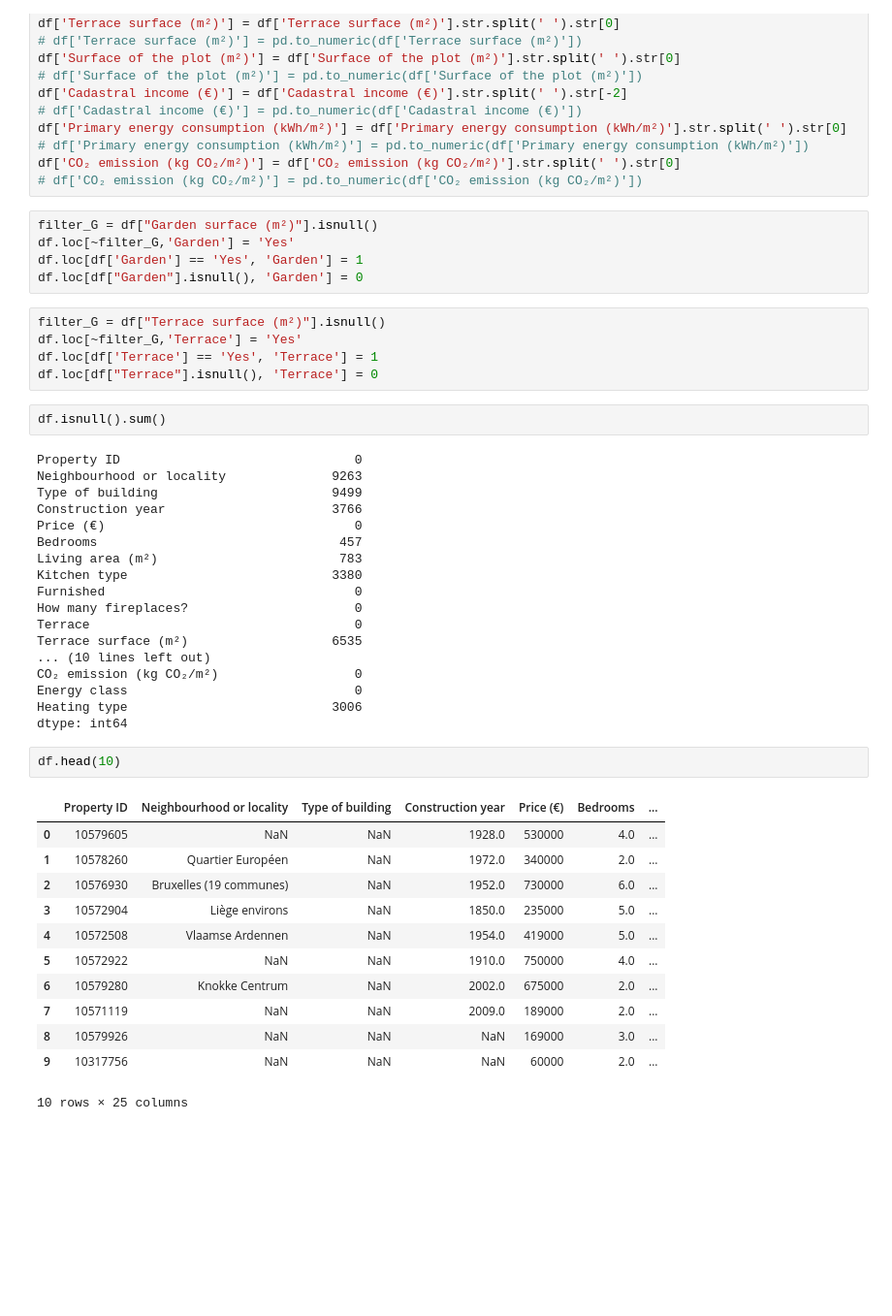
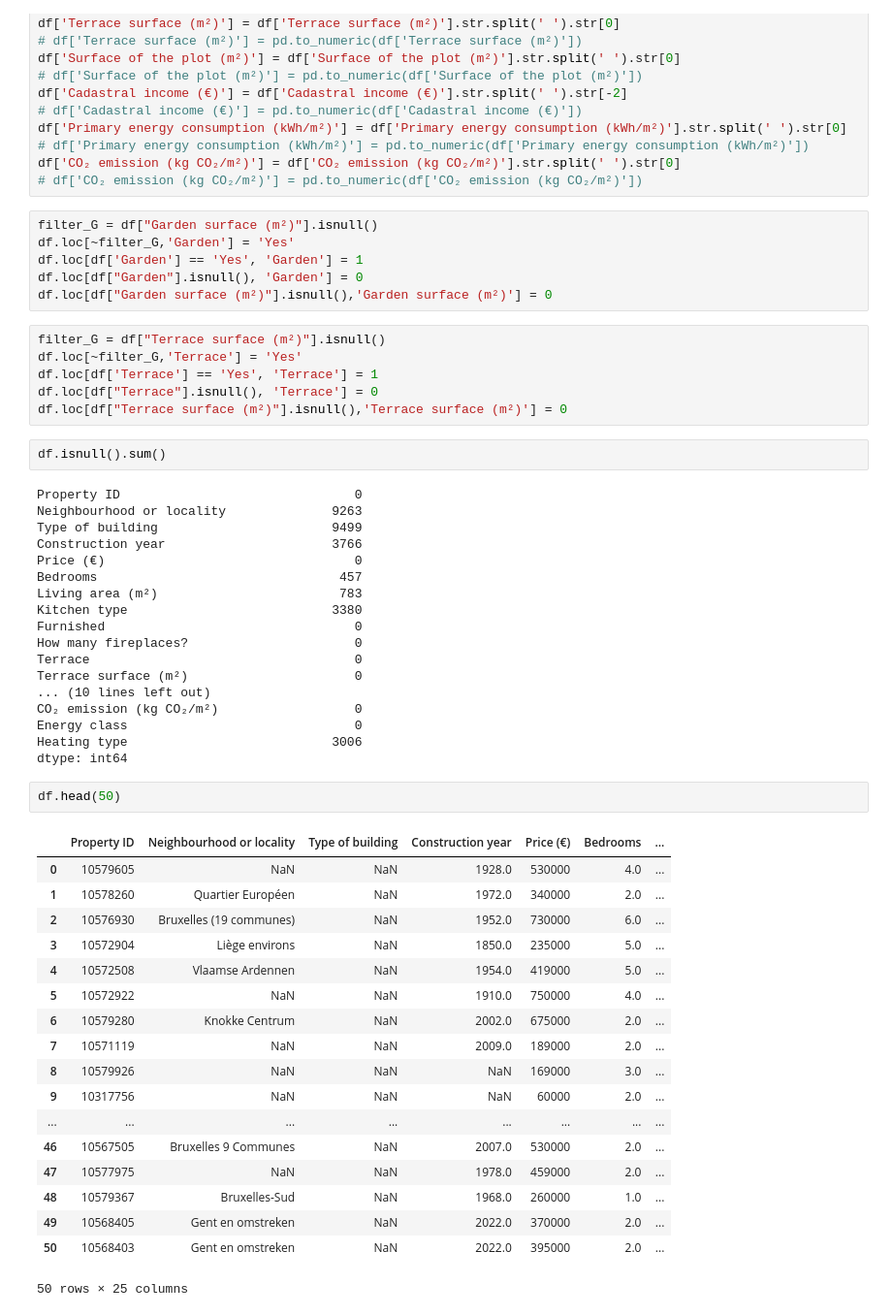
Before and after one commit to SaidKardic/challenge-data-analysis, a Jupyter notebook: said.ipynb, the cells around one changed output. Shown: that part at 97% size. Drawn from its saved outputs; the diff is of its cells as text; blank space fills up the shorter version.

```diff
--- a/said.ipynb
+++ b/said.ipynb
@@ -78,11 +78,13 @@ filter_G = df["Garden surface (m²)"].isnull()
 df.loc[~filter_G,'Garden'] = 'Yes'
 df.loc[df['Garden'] == 'Yes', 'Garden'] = 1
 df.loc[df["Garden"].isnull(), 'Garden'] = 0
+df.loc[df["Garden surface (m²)"].isnull(),'Garden surface (m²)'] = 0
 # %%
 filter_G = df["Terrace surface (m²)"].isnull()
 df.loc[~filter_G,'Terrace'] = 'Yes'
 df.loc[df['Terrace'] == 'Yes', 'Terrace'] = 1
 df.loc[df["Terrace"].isnull(), 'Terrace'] = 0
+df.loc[df["Terrace surface (m²)"].isnull(),'Terrace surface (m²)'] = 0
 # %%
 df.isnull().sum()
 # %% [output]
@@ -97,24 +99,30 @@ Kitchen type                           3380
 Furnished                                 0
 How many fireplaces?                      0
 Terrace                                   0
-Terrace surface (m²)                   6535
+Terrace surface (m²)                      0
 ... (10 lines left out)
 CO₂ emission (kg CO₂/m²)                  0
 Energy class                              0
 Heating type                           3006
 dtype: int64
 # %%
-df.head(10)
+df.head(50)
 # %% [output]
 |  | Property ID | Neighbourhood or locality | Type of building | Construction year | Price (€) | Bedrooms | ... |
 | 0 | 10579605 | NaN | NaN | 1928.0 | 530000 | 4.0 | ... |
 | 1 | 10578260 | Quartier Européen | NaN | 1972.0 | 340000 | 2.0 | ... |
 | 2 | 10576930 | Bruxelles (19 communes) | NaN | 1952.0 | 730000 | 6.0 | ... |
 | 3 | 10572904 | Liège environs | NaN | 1850.0 | 235000 | 5.0 | ... |
 | 4 | 10572508 | Vlaamse Ardennen | NaN | 1954.0 | 419000 | 5.0 | ... |
 | 5 | 10572922 | NaN | NaN | 1910.0 | 750000 | 4.0 | ... |
 | 6 | 10579280 | Knokke Centrum | NaN | 2002.0 | 675000 | 2.0 | ... |
 | 7 | 10571119 | NaN | NaN | 2009.0 | 189000 | 2.0 | ... |
 | 8 | 10579926 | NaN | NaN | NaN | 169000 | 3.0 | ... |
 | 9 | 10317756 | NaN | NaN | NaN | 60000 | 2.0 | ... |
+| ... | ... | ... | ... | ... | ... | ... | ... |
+| 46 | 10567505 | Bruxelles 9 Communes | NaN | 2007.0 | 530000 | 2.0 | ... |
+| 47 | 10577975 | NaN | NaN | 1978.0 | 459000 | 2.0 | ... |
+| 48 | 10579367 | Bruxelles-Sud | NaN | 1968.0 | 260000 | 1.0 | ... |
+| 49 | 10568405 | Gent en omstreken | NaN | 2022.0 | 370000 | 2.0 | ... |
+| 50 | 10568403 | Gent en omstreken | NaN | 2022.0 | 395000 | 2.0 | ... |
-10 rows × 25 columns
+50 rows × 25 columns
```
Also changed, not shown: parts of 3 cells of this notebook, 3 other files.
